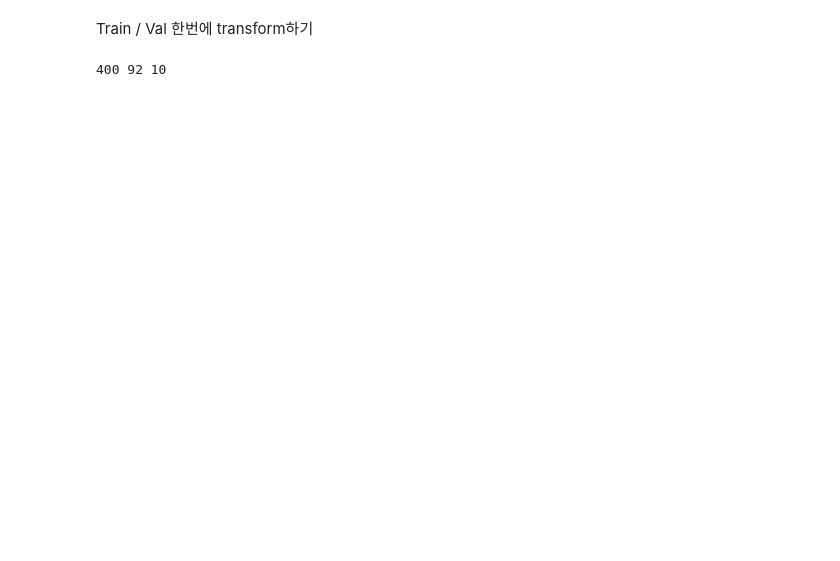
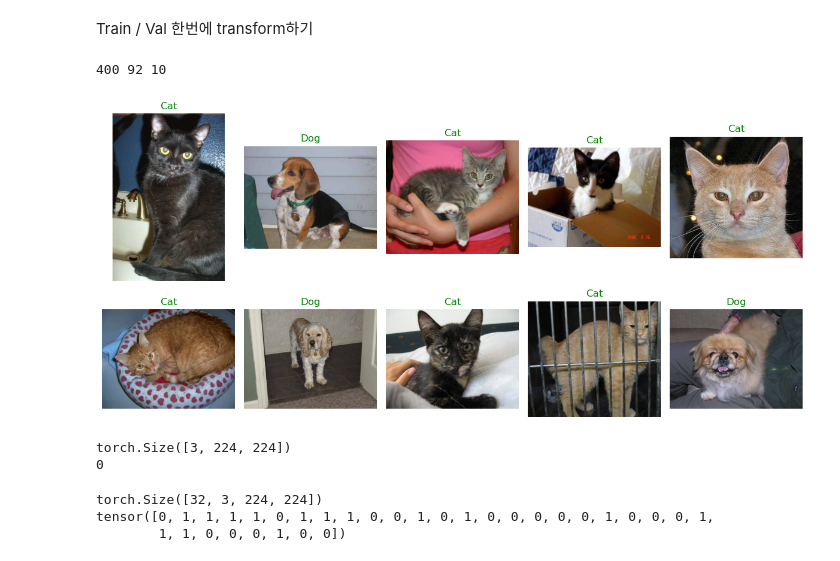
Before and after one commit to haseungwon/AI, a Jupyter notebook: LeNet-5.ipynb, the cells around one changed output. Drawn from its saved outputs; the diff is of its cells as text; code cells hidden in the pictures; blank space fills up the shorter version.

```diff
--- a/LeNet-5.ipynb
+++ b/LeNet-5.ipynb
@@ -69,3 +69,7 @@ def display_image_grid(images_filepaths, predicted_labels=(), cols=5):
         ax.ravel()[i].set_axis_off()
     plt.tight_layout()
     plt.show()
+# %%
+display_image_grid(test_images_filepaths)
+# %% [output]
+[figure, added]
@@ -71,0 +105,20 @@ def display_image_grid(images_filepaths, predicted_labels=(), cols=5):
+# %%
+index = 0
+print(train_dataset.__getitem__(index)[0].size())
+print(train_dataset.__getitem__(index)[1])
+# %% [output]
+torch.Size([3, 224, 224])
+0
+# %%
+train_dataloader = DataLoader(train_dataset, batch_size=batch_size, shuffle=True)
+val_dataloader = DataLoader(val_dataset, batch_size=batch_size, shuffle=False)
+dataloader_dict = {'train':train_dataloader, 'val':val_dataloader}
+
+batch_iterator = iter(train_dataloader)
+inputs, label = next(batch_iterator)
+print(inputs.size())
+print(label)
+# %% [output]
+torch.Size([32, 3, 224, 224])
+tensor([0, 1, 1, 1, 1, 0, 1, 1, 1, 0, 0, 1, 0, 1, 0, 0, 0, 0, 0, 1, 0, 0, 0, 1,
+        1, 1, 0, 0, 0, 1, 0, 0])
```
Also changed, not shown: parts of 13 cells of this notebook, 6 other files.
